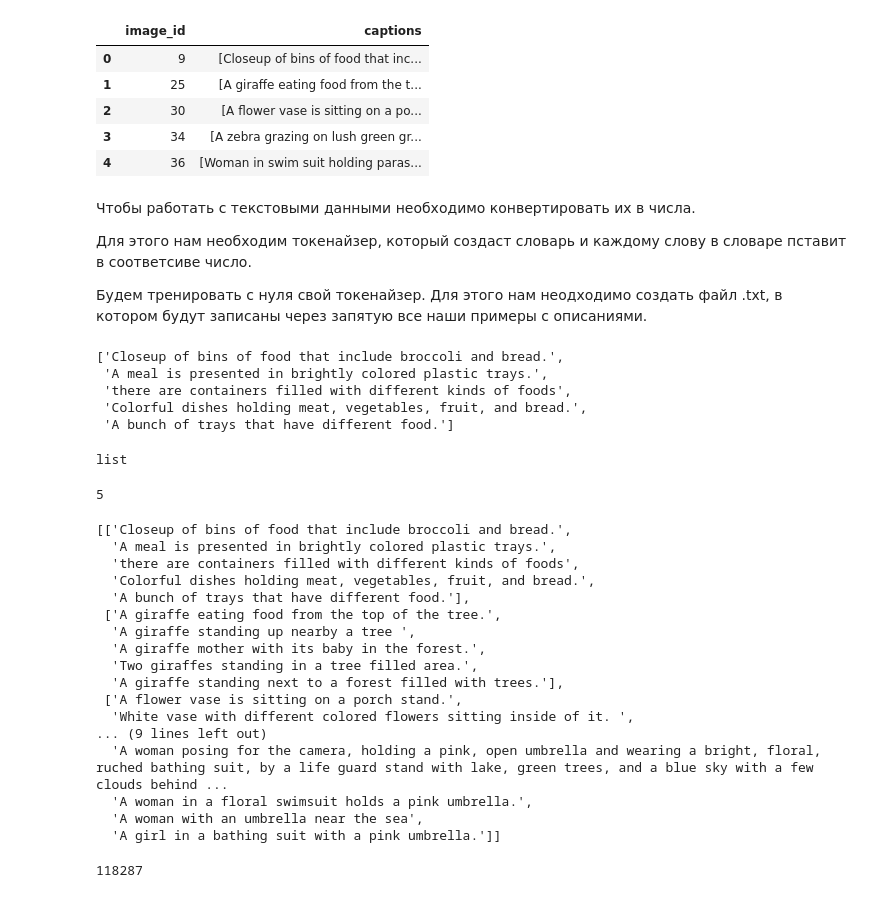
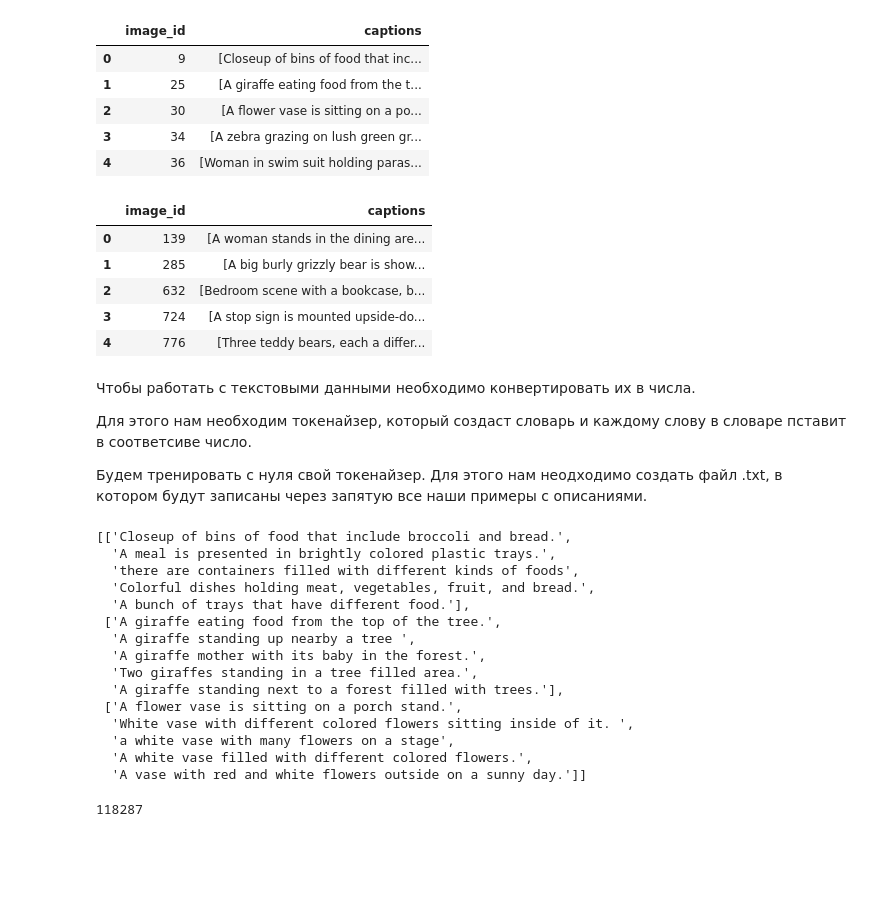
Before and after one commit to yamichnikita/image-captioning, a Jupyter notebook: image_captioning.ipynb, the cells around one changed output. Drawn from its saved outputs; the diff is of its cells as text; code cells hidden in the pictures; blank space fills up the shorter version.

```diff
--- a/image_captioning.ipynb
+++ b/image_captioning.ipynb
@@ -459,8 +553,8 @@ pickle.dump(df, open('./pickle_files/img_id_plus_annotation_df.pickle','wb'))
 # %% [markdown]
 #### Предобработка текста аннотаций
 # %%
-df = pickle.load(open('./pickle_files/img_id_plus_annotation_df.pickle','rb'))
-df.head()
+train_df = pickle.load(open('./pickle_files/train_img_id_plus_annotation_df.pickle','rb'))
+train_df.head()
 # %% [output]
 |  | image_id | captions |
 | 0 | 9 | [Closeup of bins of food that inc... |
@@ -468,32 +562,26 @@ df.head()
 | 2 | 30 | [A flower vase is sitting on a po... |
 | 3 | 34 | [A zebra grazing on lush green gr... |
 | 4 | 36 | [Woman in swim suit holding paras... |
+# %%
+val_df = pickle.load(open('./pickle_files/val_img_id_plus_annotation_df.pickle','rb'))
+val_df.head()
+# %% [output]
+|  | image_id | captions |
+| 0 | 139 | [A woman stands in the dining are... |
+| 1 | 285 | [A big burly grizzly bear is show... |
+| 2 | 632 | [Bedroom scene with a bookcase, b... |
+| 3 | 724 | [A stop sign is mounted upside-do... |
+| 4 | 776 | [Three teddy bears, each a differ... |
 # %% [markdown]
 Чтобы работать с текстовыми данными необходимо конвертировать их в числа.
 
 Для этого нам необходим токенайзер, который создаст словарь и каждому слову в словаре пставит в соответсиве число.
 
 Будем тренировать с нуля свой токенайзер. Для этого нам неодходимо создать файл .txt, в котором будут записаны через запятую все наши примеры с описаниями.
-# %%
-df.iloc[0,1]
-# %% [output]
-['Closeup of bins of food that include broccoli and bread.',
- 'A meal is presented in brightly colored plastic trays.',
- 'there are containers filled with different kinds of foods',
- 'Colorful dishes holding meat, vegetables, fruit, and bread.',
- 'A bunch of trays that have different food.']
-# %%
-type(df.iloc[0,1])
-# %% [output]
-list
-# %%
-len(df.iloc[0,1])
-# %% [output]
-5
 # %%
 # [[str, str, str, str, str], [str, str, str, str, str], ...]
-captions = list(df['captions'])
-captions[:5]
+train_captions = list(train_df['captions'])
+train_captions[:3]
 # %% [output]
 [['Closeup of bins of food that include broccoli and bread.',
   'A meal is presented in brightly colored plastic trays.',
@@ -507,9 +595,7 @@ captions[:5]
   'A giraffe standing next to a forest filled with trees.'],
  ['A flower vase is sitting on a porch stand.',
   'White vase with different colored flowers sitting inside of it. ',
-... (9 lines left out)
-  'A woman posing for the camera, holding a pink, open umbrella and wearing a bright, floral, ruched bathing suit, by a life guard stand with lake, green trees, and a blue sky with a few clouds behind ...
-  'A woman in a floral swimsuit holds a pink umbrella.',
-  'A woman with an umbrella near the sea',
-  'A girl in a bathing suit with a pink umbrella.']]
+  'a white vase with many flowers on a stage',
+  'A white vase filled with different colored flowers.',
+  'A vase with red and white flowers outside on a sunny day.']]
 # %%
```
Also changed, not shown: parts of 80 cells of this notebook, 2 other files.
